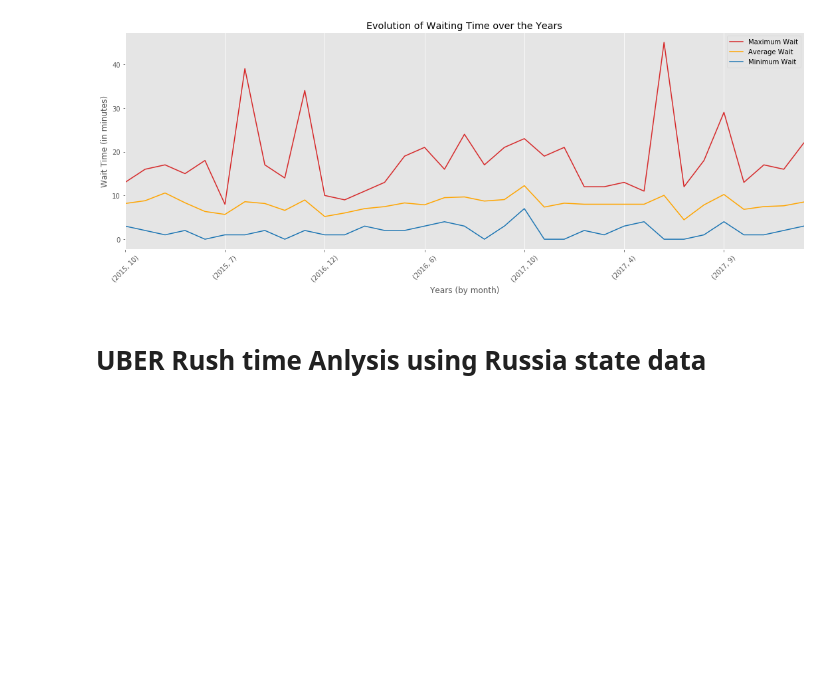
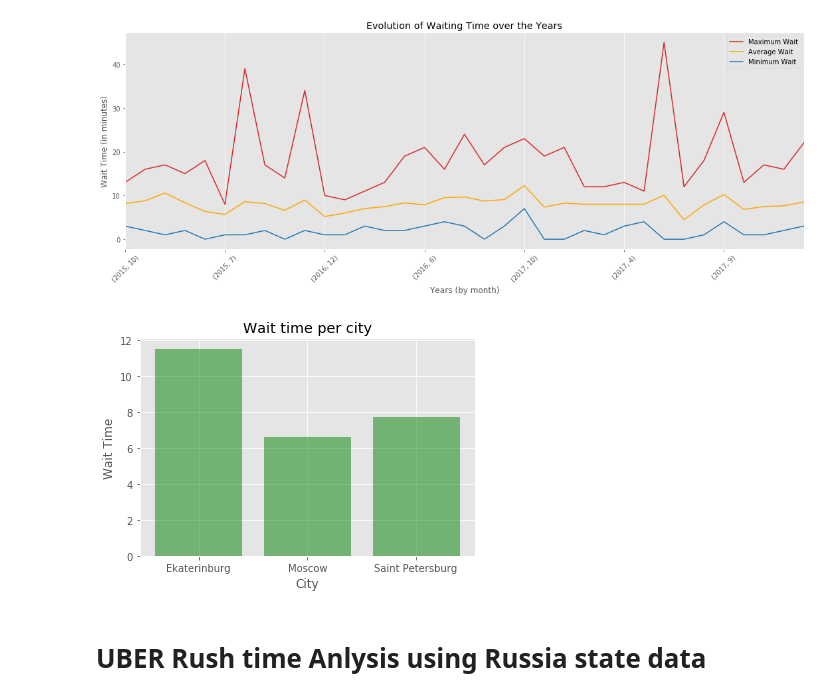
Before and after one commit to deepmalaagarwal/Project_one_MAD, a Jupyter notebook: UberMadCool.ipynb, the cells around one changed output. Drawn from its saved outputs; the diff is of its cells as text; code cells hidden in the pictures; blank space fills up the shorter version.

```diff
--- a/UberMadCool.ipynb
+++ b/UberMadCool.ipynb
@@ -639,6 +663,32 @@ plt.tight_layout()
 plt.show()
 # %% [output]
 [figure]
+# %%
+# Same, grouped by city
+new_trip_table2 = pd.DataFrame({"Wait Time by Minutes": (wait_df.dt.minute), "City": (uber_df['city'])})
+new_trip_table2
+
+new_trip_table2 = new_trip_table2.groupby(['City'])['Wait Time by Minutes'].mean().reset_index()
+pd.DataFrame(new_trip_table2).head()
+
+new_trip_table2['City']
+
+# create a bar chart grouped by city
+first_names12 = new_trip_table2['City']
+total_names12 = np.arange(len(first_names12))
+popularity12 = new_trip_table2['Wait Time by Minutes']
+
+plt.bar(total_names12, popularity12, align='center', alpha=0.5, color='green')
+plt.xticks(total_names12, first_names12)
+plt.ylabel('Wait Time')
+plt.xlabel('City')
+plt.title("Wait time per city")
+
+
+plt.savefig("wait_time_bar.png")
+plt.show()
+# %% [output]
+[figure, added]
 # %% [markdown]
 # UBER Rush time Anlysis using Russia state data
 # %%
```
Also changed, not shown: parts of 2 cells of this notebook, 7 other files.
